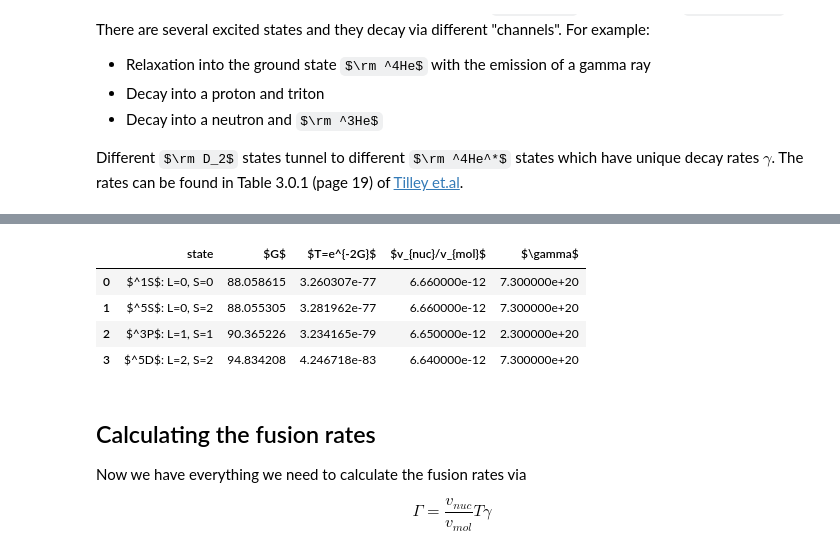
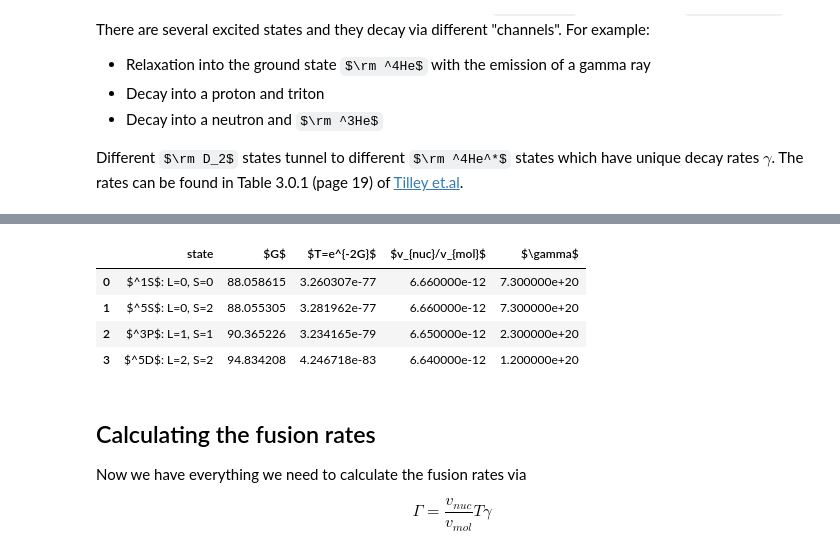
Before and after one commit to project-ida/nuclear-reactions, a Jupyter notebook: fusion-rates.ipynb, the cells around one changed output, grey strips where cells are left out. Saved outputs shown, nothing was run; the diff lists cells and outputs as text; code cells hidden in the pictures; some formulas as TeX source.

```diff
--- a/fusion-rates.ipynb
+++ b/fusion-rates.ipynb
@@ -431,12 +455,12 @@ $$
 # %%
-gamow_results["$\gamma$"] = [7.3e20, 7.3e20, 2.3e20, 7.3e20]
+gamow_results["$\gamma$"] = [7.3e20, 7.3e20, 2.3e20, 1.2e20]
 gamow_results
 # %% [output]
 |  | state | $G$ | $T=e^{-2G}$ | $v_{nuc}/v_{mol}$ | $\gamma$ |
 | 0 | $^1S$: L=0, S=0 | 88.058615 | 3.260307e-77 | 6.660000e-12 | 7.300000e+20 |
 | 1 | $^5S$: L=0, S=2 | 88.055305 | 3.281962e-77 | 6.660000e-12 | 7.300000e+20 |
 | 2 | $^3P$: L=1, S=1 | 90.365226 | 3.234165e-79 | 6.650000e-12 | 2.300000e+20 |
-| 3 | $^5D$: L=2, S=2 | 94.834208 | 4.246718e-83 | 6.640000e-12 | 7.300000e+20 |
+| 3 | $^5D$: L=2, S=2 | 94.834208 | 4.246718e-83 | 6.640000e-12 | 1.200000e+20 |
 # %% [markdown]
 ## Calculating the fusion rates
 
```
Also changed, not shown: parts of 5 cells of this notebook, 1 other file.
